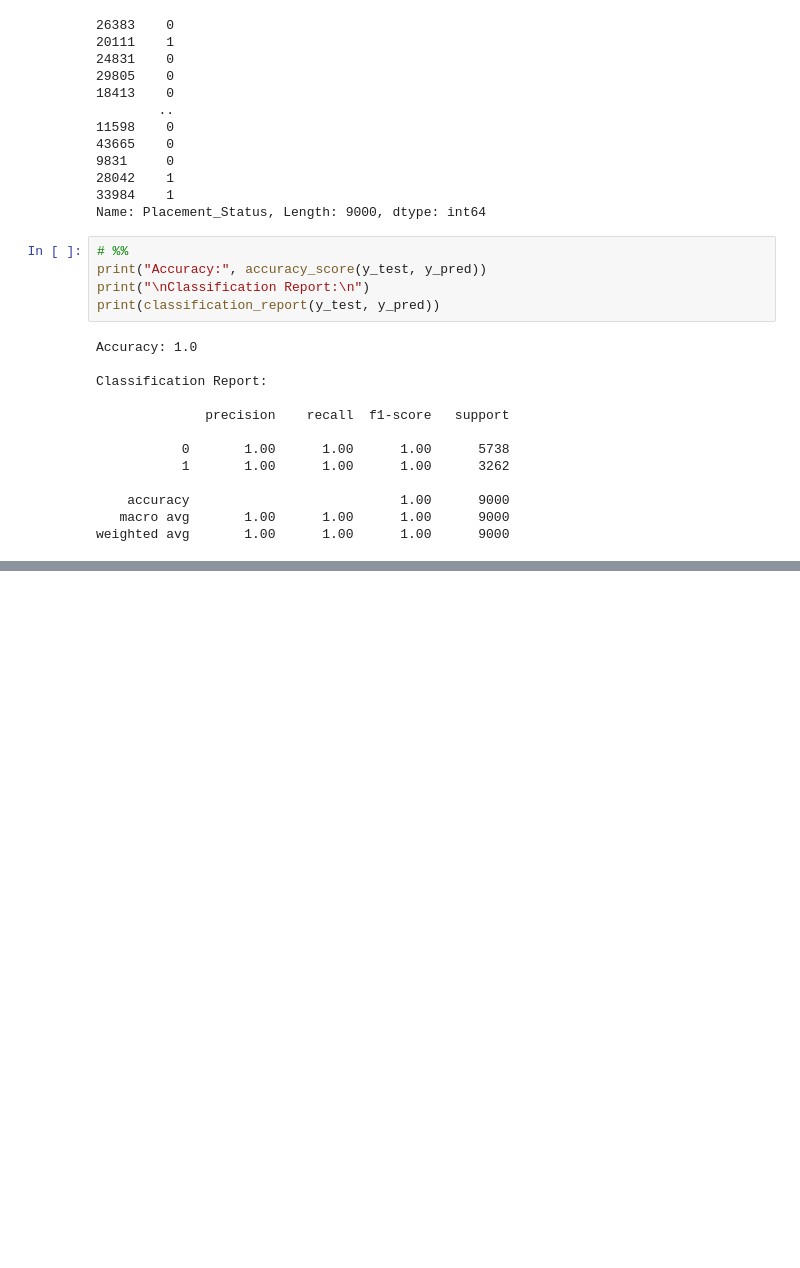
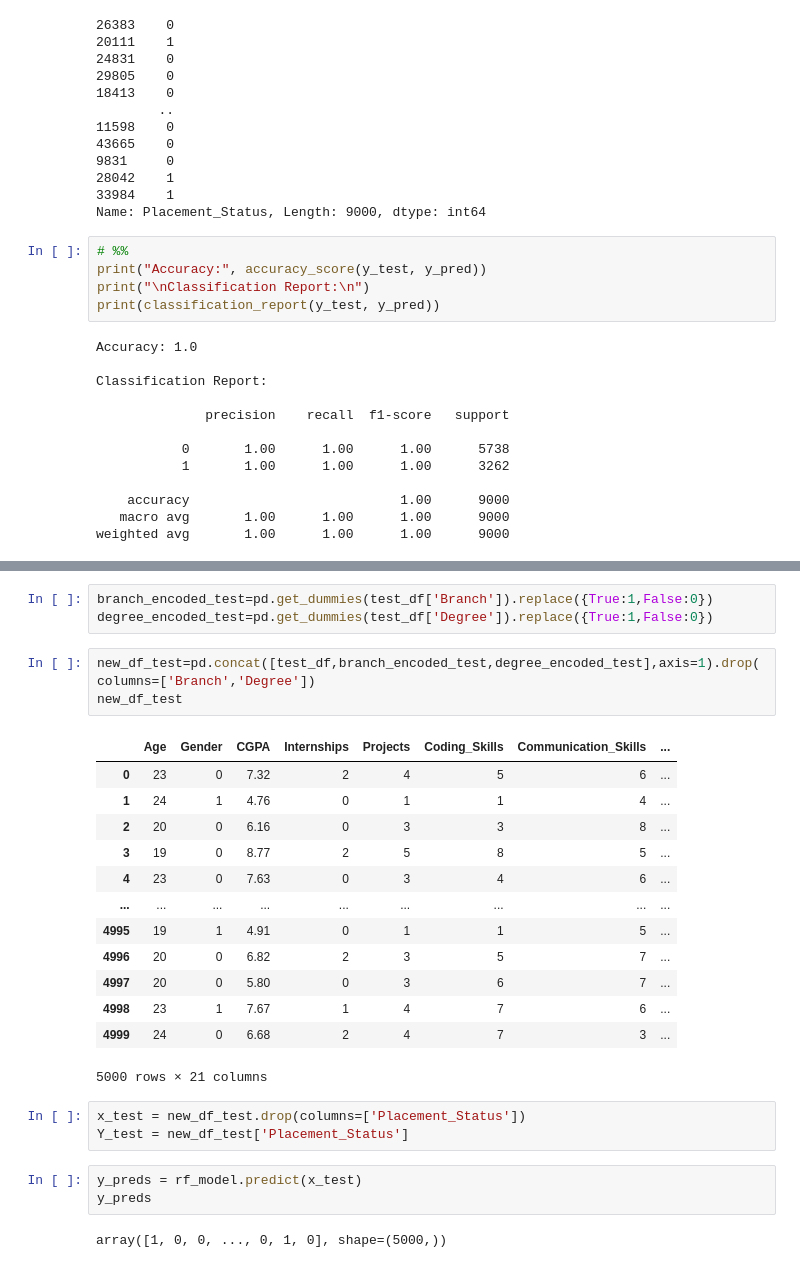
Before and after one commit to aditya-3645/Student_placement_status_ML, a Jupyter notebook: analysis.ipynb, the cells around one changed output, grey strips where cells are left out. Drawn from its saved outputs; the diff is of its cells as text; blank space fills up the shorter version.

```diff
--- a/analysis.ipynb
+++ b/analysis.ipynb
@@ -361,0 +393,28 @@ weighted avg       1.00      1.00      1.00      9000
+# %%
+branch_encoded_test=pd.get_dummies(test_df['Branch']).replace({True:1,False:0})
+degree_encoded_test=pd.get_dummies(test_df['Degree']).replace({True:1,False:0})
+# %%
+new_df_test=pd.concat([test_df,branch_encoded_test,degree_encoded_test],axis=1).drop(columns=['Branch','Degree'])
+new_df_test
+# %% [output]
+|  | Age | Gender | CGPA | Internships | Projects | Coding_Skills | Communication_Skills | ... |
+| 0 | 23 | 0 | 7.32 | 2 | 4 | 5 | 6 | ... |
+| 1 | 24 | 1 | 4.76 | 0 | 1 | 1 | 4 | ... |
+| 2 | 20 | 0 | 6.16 | 0 | 3 | 3 | 8 | ... |
+| 3 | 19 | 0 | 8.77 | 2 | 5 | 8 | 5 | ... |
+| 4 | 23 | 0 | 7.63 | 0 | 3 | 4 | 6 | ... |
+| ... | ... | ... | ... | ... | ... | ... | ... | ... |
+| 4995 | 19 | 1 | 4.91 | 0 | 1 | 1 | 5 | ... |
+| 4996 | 20 | 0 | 6.82 | 2 | 3 | 5 | 7 | ... |
+| 4997 | 20 | 0 | 5.80 | 0 | 3 | 6 | 7 | ... |
+| 4998 | 23 | 1 | 7.67 | 1 | 4 | 7 | 6 | ... |
+| 4999 | 24 | 0 | 6.68 | 2 | 4 | 7 | 3 | ... |
+5000 rows × 21 columns
+# %%
+x_test = new_df_test.drop(columns=['Placement_Status'])
+Y_test = new_df_test['Placement_Status']
+# %%
+y_preds = rf_model.predict(x_test)
+y_preds
+# %% [output]
+array([1, 0, 0, ..., 0, 1, 0], shape=(5000,))
```
Also changed, not shown: parts of 7 cells of this notebook.
